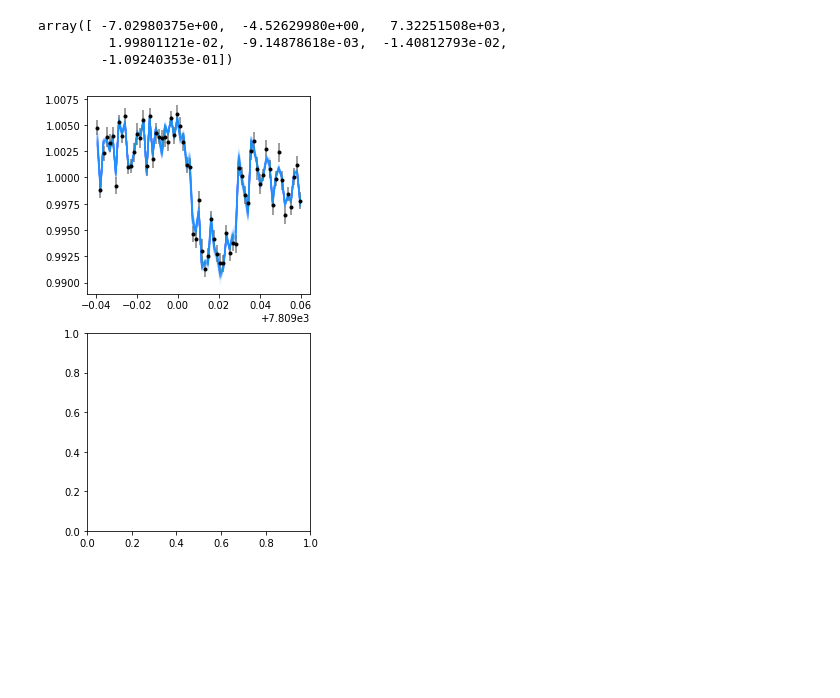
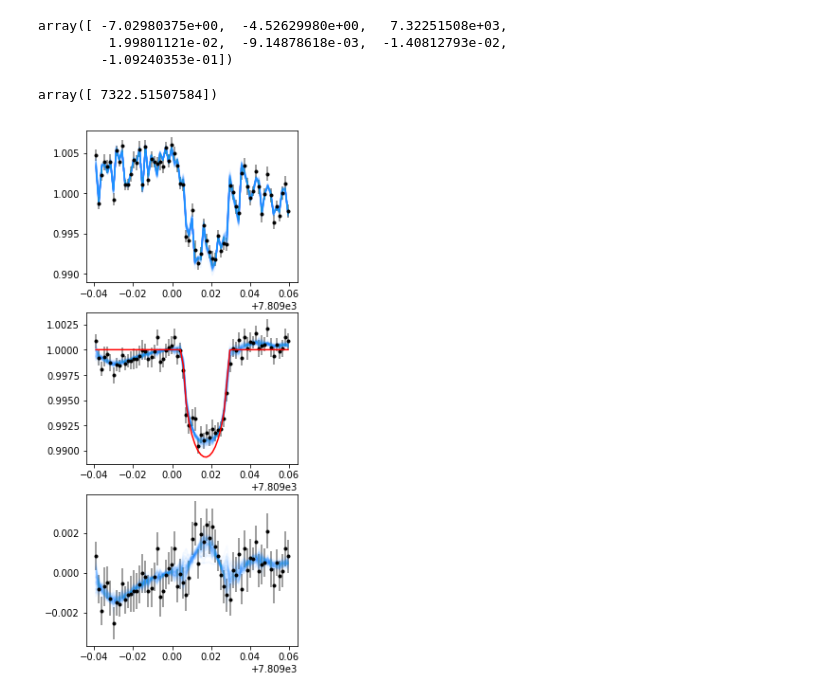
Before and after one commit to bmorris3/trappist1_robin, a Jupyter notebook: full_manual-celerite.ipynb, the cells around one changed output. Saved outputs shown, nothing was run; the diff lists cells and outputs as text; code cells hidden in the pictures; blank space fills up the shorter version.

Commit message:
celerite solution with good plot

```diff
--- a/full_manual-celerite.ipynb
+++ b/full_manual-celerite.ipynb
@@ -208,20 +208,37 @@ best_params
 array([ -7.02980375e+00,  -4.52629980e+00,   7.32251508e+03,
          1.99801121e-02,  -9.14878618e-03,  -1.40812793e-02,
         -1.09240353e-01])
+# %%
+best_params[2:3]
+# %% [output]
+array([ 7322.51507584])
 # %%
 #best_f = regress_model(best_params[-4:]) + transit_model(best_params[3:5], bjd)   #-regress_model(best_params) + 2
 
-fig, ax = plt.subplots(2, 1, figsize=(4, 8))
+fig, ax = plt.subplots(3, 1, figsize=(4, 10))
 ax[0].errorbar(bjd, flux, err, fmt='.', color='k', ecolor='gray')
 # ax[0].plot(bjd, best_f, 'r', zorder=10)
 for s in samples[np.random.randint(len(samples), size=100)]:
     gp.set_parameter_vector(s)
     mu = gp.predict(flux, bjd, return_cov=False)
     ax[0].plot(bjd, mu, color='DodgerBlue', alpha=0.03)
 
 # ax[0].set_ylim([0.98, 1.01])
 
-# ax[1].errorbar(bjd, flux - regress_model(best_params[-4:]), err, fmt='.', color='k', ecolor='gray')
-# ax[1].plot(bjd, transit_model(best_params[2:4], bjd) , 'r', zorder=10)
+ax[1].errorbar(bjd, flux - regress_model(best_params[-4:]), err, fmt='.', color='k', ecolor='gray')
+ax[1].plot(bjd, transit_model(best_params[2:3], bjd) , 'r', zorder=10)
+
+for s in samples[np.random.randint(len(samples), size=100)]:
+    gp.set_parameter_vector(s)
+    mu = gp.predict(flux, bjd, return_cov=False)
+    ax[1].plot(bjd, mu - regress_model(best_params[-4:]), color='DodgerBlue', alpha=0.03)
+
+
+ax[2].errorbar(bjd, flux -  regress_model(best_params[-4:]) - transit_model(best_params[2:3], bjd), err, fmt='.', color='k', ecolor='gray')
+
+for s in samples[np.random.randint(len(samples), size=100)]:
+    gp.set_parameter_vector(s)
+    mu = gp.predict(flux, bjd, return_cov=False)
+    ax[2].plot(bjd, mu - regress_model(best_params[-4:]) - transit_model(best_params[2:3], bjd), color='DodgerBlue', alpha=0.03)
 # %% [output]
-[figure, old version]
+[figure, new version]
```
